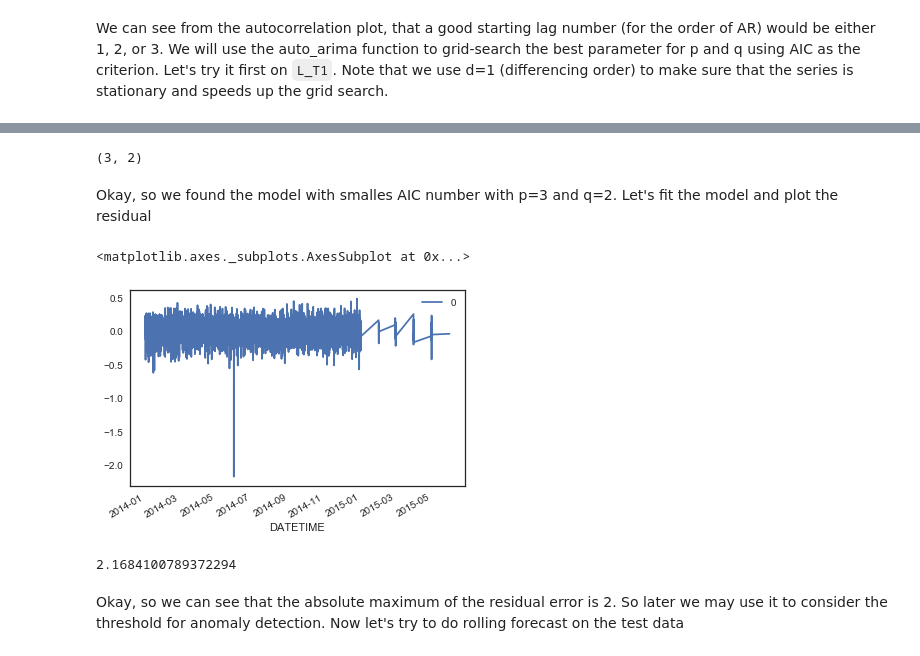
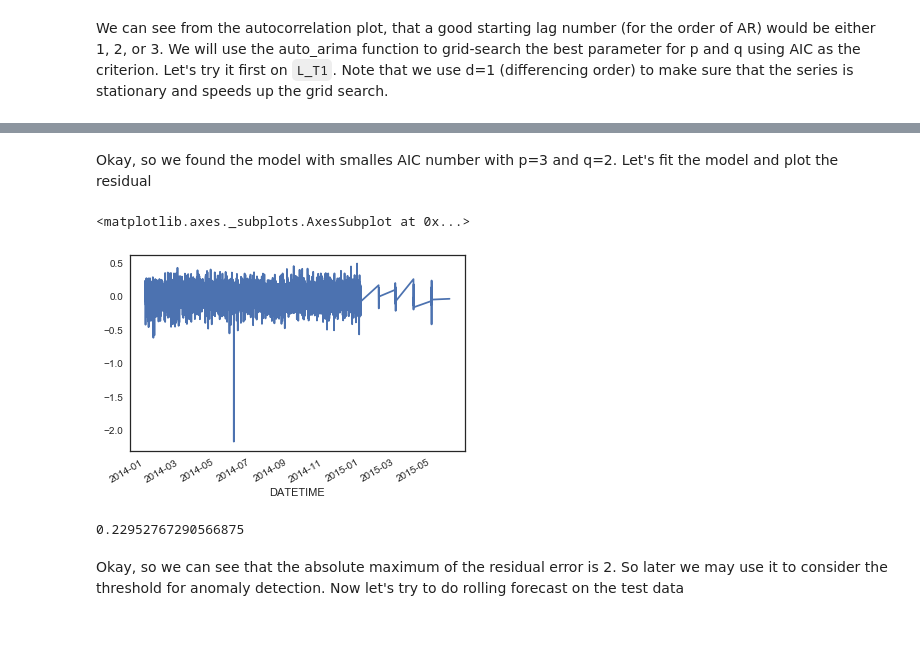
Before and after one commit to enreina/cs4035-lab, a Jupyter notebook: lab2/anomaly_detection.ipynb, the cells around one changed output, grey strips where cells are left out. Drawn from its saved outputs; the diff is of its cells as text; code cells hidden in the pictures.

Commit message:
adjusting threshold

```diff
--- a/lab2/anomaly_detection.ipynb
+++ b/lab2/anomaly_detection.ipynb
@@ -199,21 +200,12 @@ Total fit time: 66.623 seconds
 # %%
 stepwise_model
 arma_order = (stepwise_model.order[0],stepwise_model.order[2])
-arma_order
-# %% [output]
-(3, 2)
 # %% [markdown]
 Okay, so we found the model with smalles AIC number with p=3 and q=2. Let's fit the model and plot the residual
 # %%
-model_fit = ARMA(data['L_T1'], order=arma_order).fit()
-residualsTraining = pd.DataFrame(model_fit.resid)
+model_fit = ARMA(data['L_T1'], order=(arma_order)).fit()
+residualsTraining = model_fit.resid
 residualsTraining.plot()
 # %% [output]
 <matplotlib.axes._subplots.AxesSubplot at 0x...>
-[figure, old version]
+[figure, new version]
-# %%
-# let's set threshold to maximum of absolute training residual
-threshold = abs(max(np.min(residualsTraining.values), np.max(residualsTraining.values), key=abs))
-threshold
-# %% [output]
-2.1684100789372294
@@ -220,3 +217,8 @@ threshold
+# %%
+# let's set threshold to 90% percentile
+threshold = adjust_threshold(residualsTraining, 90)
+# %% [output]
+0.22952767290566875
 # %% [markdown]
 Okay, so we can see that the absolute maximum of the residual error is 2. So later we may use it to consider the threshold for anomaly detection. Now let's try to do rolling forecast on the test data
 # %%
```
Also changed, not shown: parts of 12 cells of this notebook.
